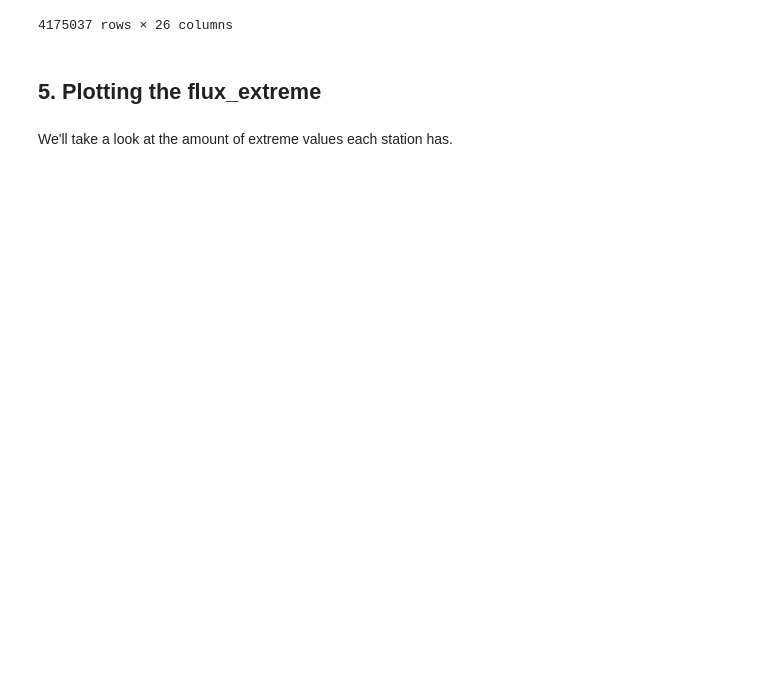
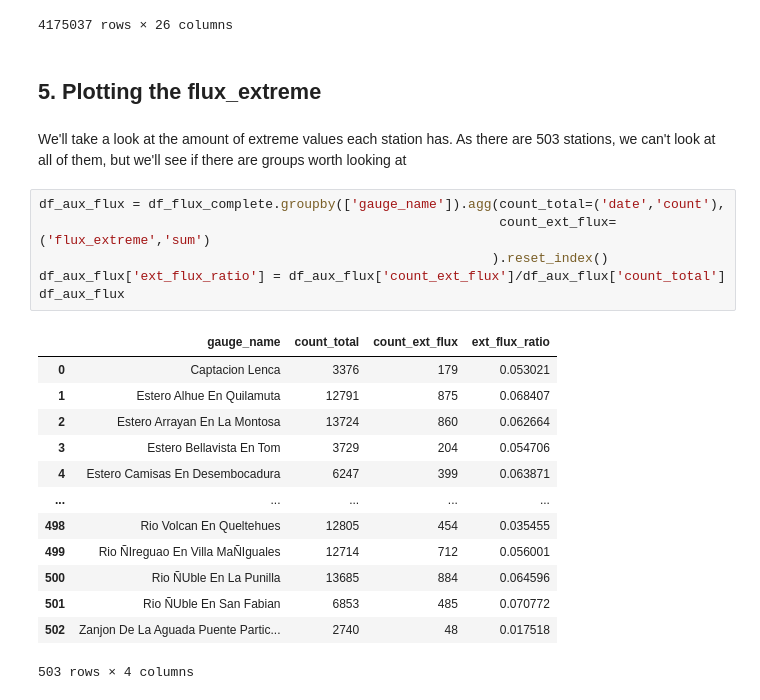
Before and after one commit to oaflores28/WatershedChallenge, a Jupyter notebook: Notebook_1_WaterShed.ipynb, the cells around one changed output. Saved outputs shown, nothing was run; the diff lists cells and outputs as text; blank space fills up the shorter version.

```diff
--- a/Notebook_1_WaterShed.ipynb
+++ b/Notebook_1_WaterShed.ipynb
@@ -551,5 +556,25 @@ df_flux_complete
 4175037 rows × 26 columns
 # %% [markdown]
 ## 5.  Plotting the flux_extreme
-# %% [markdown]
-We'll take a look at the amount of extreme values each station has.
+# %% [markdown]
+We'll take a look at the amount of extreme values each station has. As there are 503 stations, we can't look at all of them, but we'll see if there are groups worth looking at
+# %%
+df_aux_flux = df_flux_complete.groupby(['gauge_name']).agg(count_total=('date','count'),
+                                                           count_ext_flux=('flux_extreme','sum')
+                                                          ).reset_index()
+df_aux_flux['ext_flux_ratio'] = df_aux_flux['count_ext_flux']/df_aux_flux['count_total']
+df_aux_flux
+# %% [output]
+|  | gauge_name | count_total | count_ext_flux | ext_flux_ratio |
+| 0 | Captacion Lenca | 3376 | 179 | 0.053021 |
+| 1 | Estero Alhue En Quilamuta | 12791 | 875 | 0.068407 |
+| 2 | Estero Arrayan En La Montosa | 13724 | 860 | 0.062664 |
+| 3 | Estero Bellavista En Tom | 3729 | 204 | 0.054706 |
+| 4 | Estero Camisas En Desembocadura | 6247 | 399 | 0.063871 |
+| ... | ... | ... | ... | ... |
+| 498 | Rio Volcan En Queltehues | 12805 | 454 | 0.035455 |
+| 499 | Rio ÑIreguao En Villa MaÑIguales | 12714 | 712 | 0.056001 |
+| 500 | Rio ÑUble En La Punilla | 13685 | 884 | 0.064596 |
+| 501 | Rio ÑUble En San Fabian | 6853 | 485 | 0.070772 |
+| 502 | Zanjon De La Aguada Puente Partic... | 2740 | 48 | 0.017518 |
+503 rows × 4 columns
```
Also changed, not shown: parts of 5 cells of this notebook.
